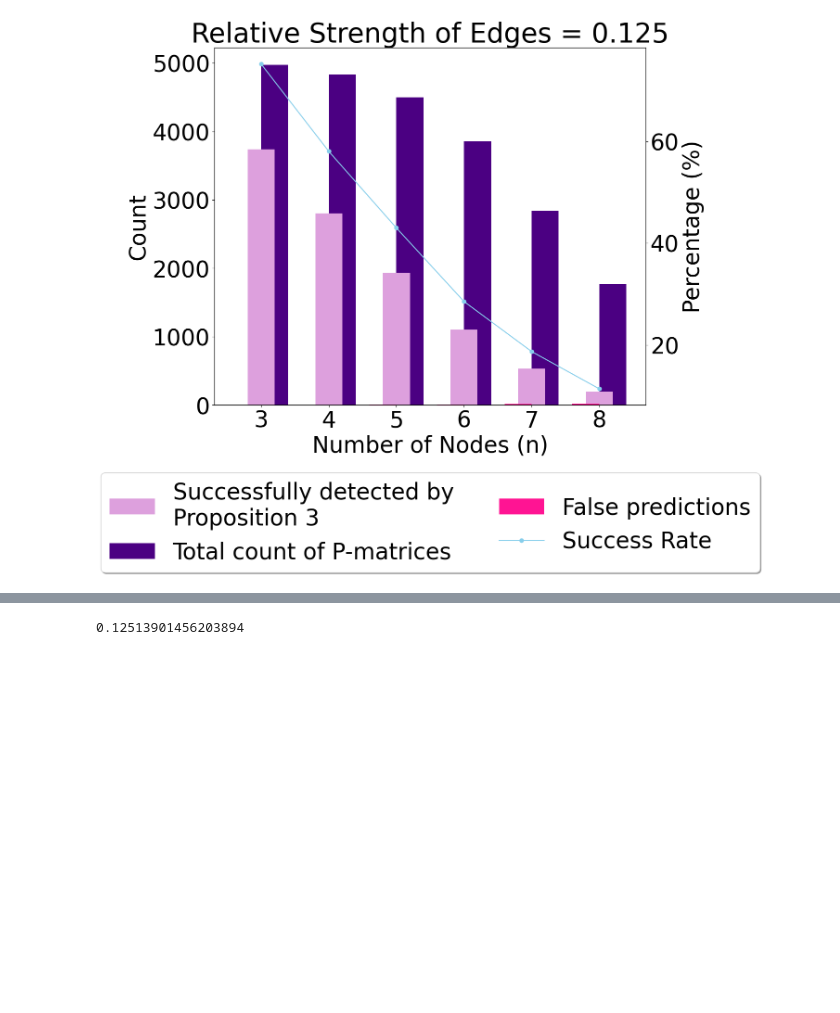
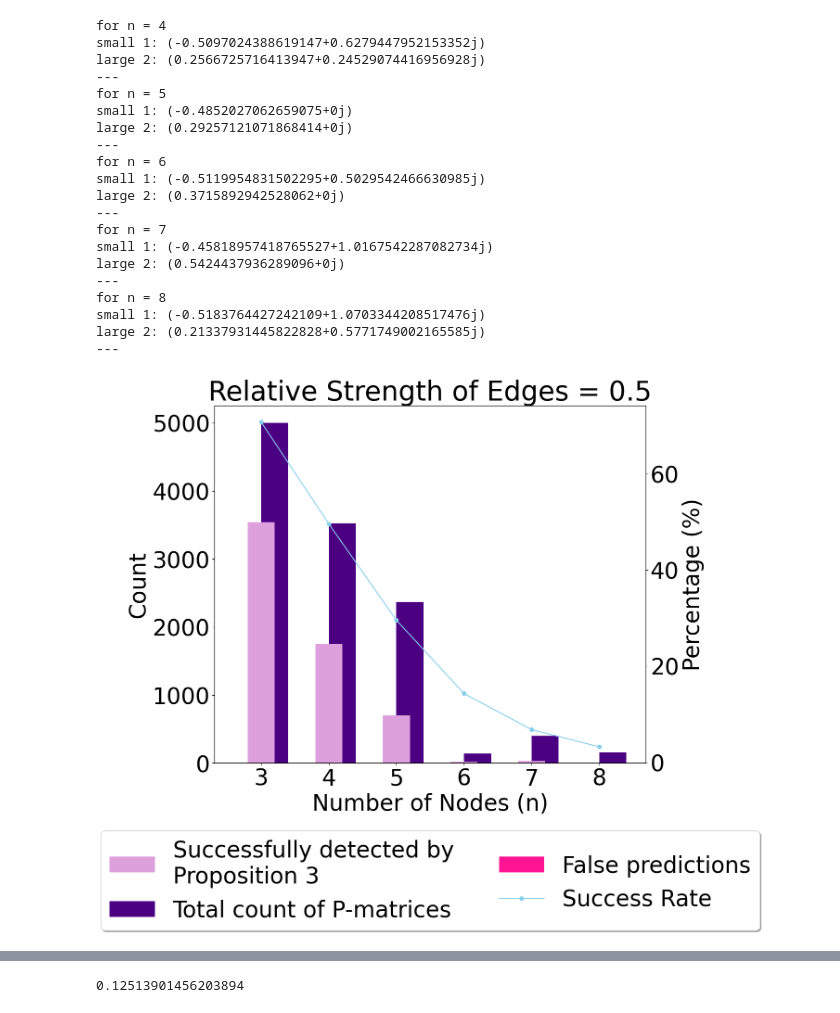
Before and after one commit to RamanEbrahimi/Research, a Jupyter notebook: MultilayerGame/generate_p_matrix.ipynb, the cells around one changed output, grey strips where cells are left out. Saved outputs shown, nothing was run; the diff lists cells and outputs as text; code cells hidden in the pictures; blank space fills up the shorter version.

```diff
--- a/MultilayerGame/generate_p_matrix.ipynb
+++ b/MultilayerGame/generate_p_matrix.ipynb
@@ -284,10 +354,10 @@ fig.update_layout(
 fig.show()
 # %%
 # FOR STRENGTH = 0.25
-iterations = 5000
+iterations = 20000
 n_list = [3, 4, 5, 6, 7, 8]
 kappa = 0.75
-strength = 0.125  # Example strength value
+strength = 0.5  # Example strength value
 
 plt.rcParams.update({'font.size': 35})  # Sets the default font size to 16
 
@@ -307,7 +377,7 @@ for n in n_list:
     p_matrix_total_count = 0
     false_negative = 0
 
-    for i in range(iterations):
+    while p_matrix_total_count < 5000:
         G1 = generate_matrix(n)
         # if check_p(G1):
         #     continue
@@ -332,11 +402,19 @@ for n in n_list:
             p_matrix_total_count += 1
         if condition & (not result):
             false_negative += 1
+            small_1, large_1 = eigenvalues_with_extreme_real_parts(G1-np.eye(n))
+            small_2, large_2 = eigenvalues_with_extreme_real_parts(G2-np.eye(n))
             # print(G1)
+            # print('Small 1:', small_1)
+            print('for n =', n)
+            print('small 1:', small_1)
             # print(G2)
+            print('large 2:', large_2)
+            # print('Large 2:', large_2)
             # print(G)
-            # print('---')
-            # break
+            print('---')
+            # stop the loop
+            break
 
     condition_help_list.append(condition_help_count)
     p_matrix_total_list.append(p_matrix_total_count)
@@ -351,31 +429,51 @@ bar1 = plt.bar(x, condition_help_list, width, color=bar_color1, label='Successfu
 bar3 = plt.bar(x - width/2, false_negative_list, width, color='deeppink', label='False Predictions')
 
 plt.xlabel('Number of Nodes (n)')
 plt.ylabel('Count')
 plt.title(f'Relative Strength of Edges = {strength}')
 plt.xticks(x, n_list)
 
 # Create a twin y-axis for the percentage plot
 ax2 = plt.gca().twinx()
 
 # Calculate success rate percentage for each 'n'
 percent_success = [(ch / pt * 100) if pt else 0 for ch, pt in zip(condition_help_list, p_matrix_total_list)]
 
 # Plotting the line plot for the success rate percentage
 line1, = ax2.plot(x, percent_success, marker='o', color='skyblue', label='Success Rate (%)')
 ax2.set_ylabel('Percentage (%)')
 
 
 # Set the legend for the bar plots and line plot
 plt.legend([bar1, bar2, bar3, line1],
            ['Successfully detected by\nProposition 3',
             'Total count of P-matrices',
             'False predictions',
             'Success Rate'],
            loc='lower center', bbox_to_anchor=(0.5, -0.5), shadow=True, ncol=2)
 
 # plt.tight_layout()
 plt.savefig('multiplex-prop-pos.png', bbox_inches='tight', dpi=60)
 plt.show()
 # %% [output]
+for n = 4
+small 1: (-0.5097024388619147+0.6279447952153352j)
+large 2: (0.2566725716413947+0.24529074416956928j)
+---
+for n = 5
+small 1: (-0.4852027062659075+0j)
+large 2: (0.29257121071868414+0j)
+---
+for n = 6
+small 1: (-0.5119954831502295+0.5029542466630985j)
+large 2: (0.3715892942528062+0j)
+---
+for n = 7
+small 1: (-0.45818957418765527+1.0167542287082734j)
+large 2: (0.5424437936289096+0j)
+---
+for n = 8
+small 1: (-0.5183764427242109+1.0703344208517476j)
+large 2: (0.21337931445822828+0.5771749002165585j)
+---
-[figure, old version]
+[figure, new version]
```
Also changed, not shown: parts of 10 cells of this notebook, 2 other files.
